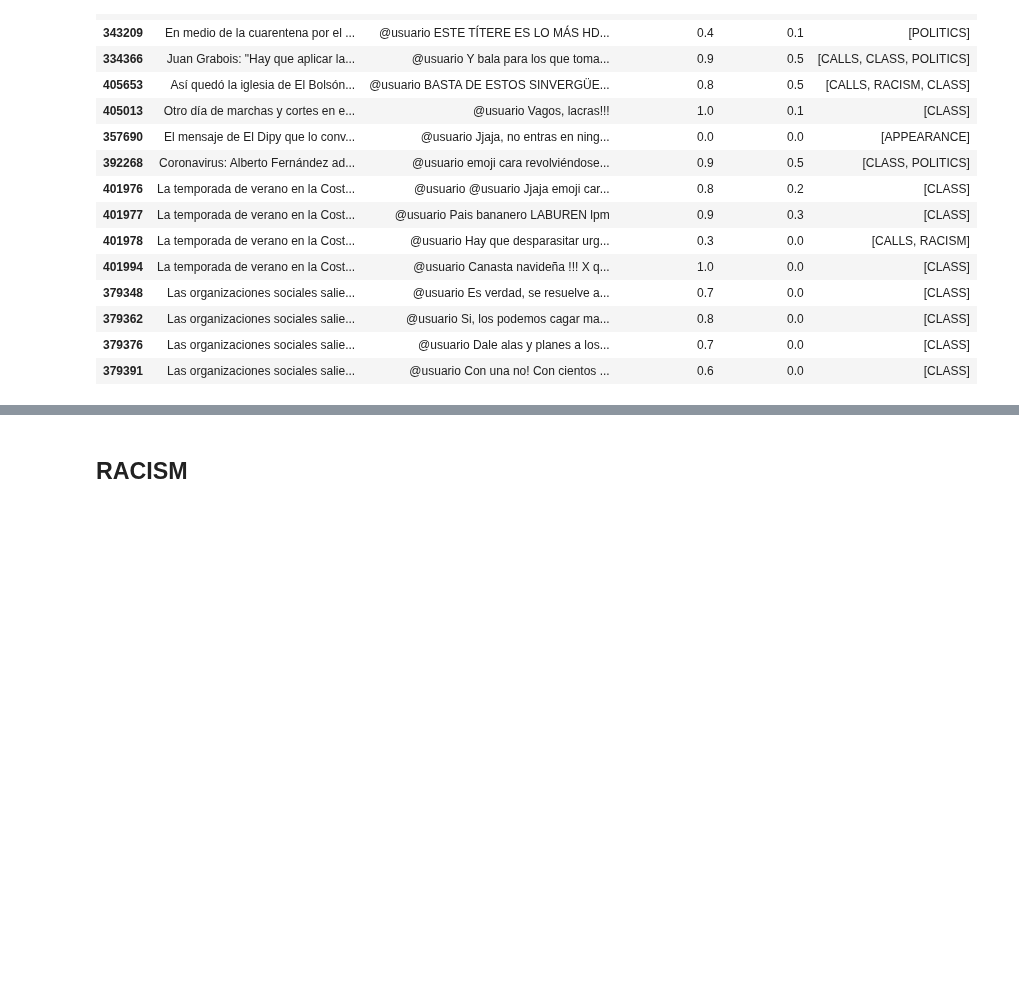
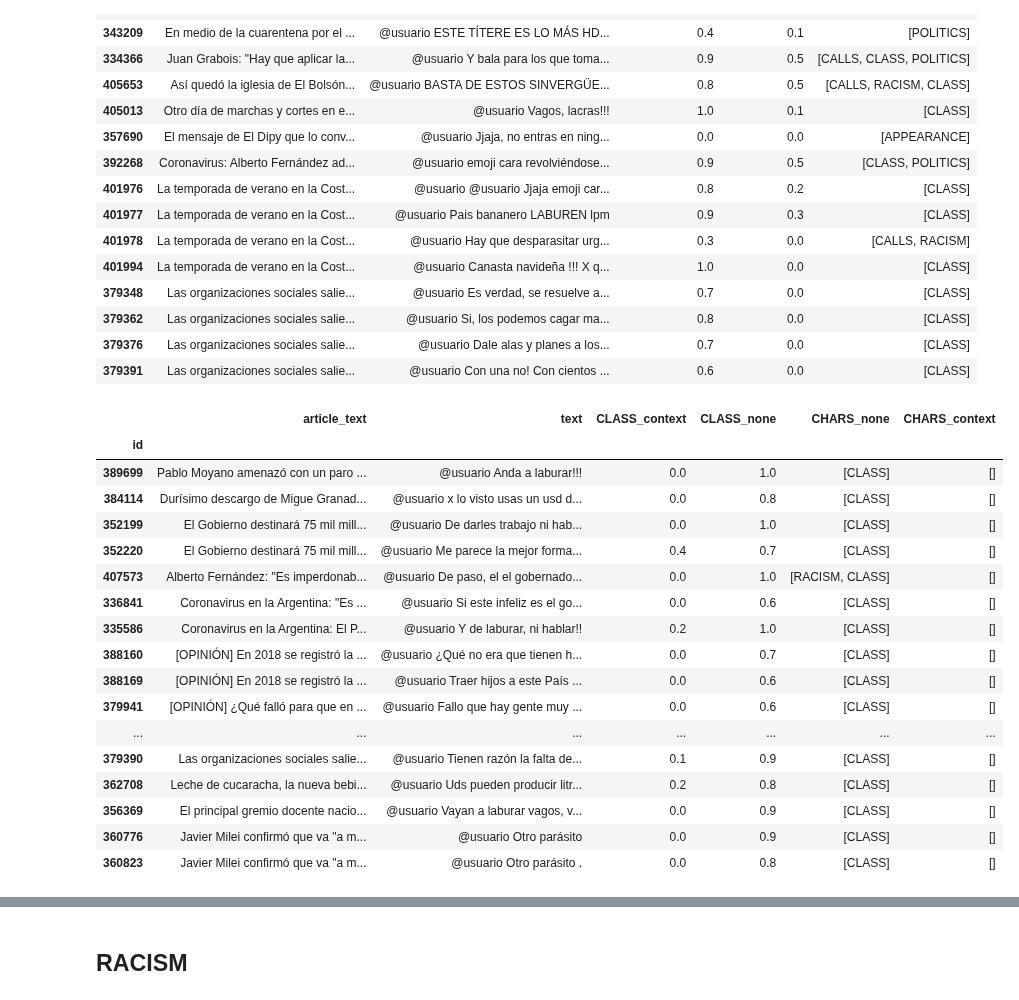
Before and after one commit to finiteautomata/contextualized-hatespeech-classification, a Jupyter notebook: notebooks/Context Analysis.ipynb, the cells around one changed output, grey strips where cells are left out. Drawn from its saved outputs; the diff is of its cells as text; code cells hidden in the pictures; blank space fills up the shorter version.

```diff
--- a/notebooks/Context Analysis.ipynb
+++ b/notebooks/Context Analysis.ipynb
@@ -144,3 +174,9 @@ df[df[cat] & df["HATEFUL_context"] & ~df["HATEFUL_none"] ].loc[:, ["article_text
 | 396703 | "Te amo ". La emotiva dedicatoria... | @usuario Las fotos no pueden tene... | 0.7 | 0.1 | [LGBTI] |
 | 396716 | "Te amo ". La emotiva dedicatoria... | @usuario Definitivamente no acept... | 0.6 | 0.3 | [LGBTI] |
 | 396717 | "Te amo ". La emotiva dedicatoria... | @usuario Quien entrega el * entre... | 0.8 | 0.0 | [LGBTI] |
+# %%
+cat = "LGBTI"
+
+pd.options.display.max_rows = None
+pd.options.display.max_colwidth = 240
+df[~df["HATEFUL"] & (df[cat+"_none"] > 0.5) & ~df["HATEFUL_context"] ].loc[:, ["article_text", "text", cat+"_context", cat+"_none", "CHARS_none", "CHARS_context"]]
@@ -179,4 +233,29 @@ df[df[cat] & df["HATEFUL_context"] & ~df["HATEFUL_none"] ].loc[:, ["article_text
 | 379362 | Las organizaciones sociales salie... | @usuario Si, los podemos cagar ma... | 0.8 | 0.0 | [CLASS] |
 | 379376 | Las organizaciones sociales salie... | @usuario Dale alas y planes a los... | 0.7 | 0.0 | [CLASS] |
 | 379391 | Las organizaciones sociales salie... | @usuario Con una no! Con cientos ... | 0.6 | 0.0 | [CLASS] |
+# %%
+cat = "CLASS"
+
+pd.options.display.max_rows = None
+pd.options.display.max_colwidth = 240
+df[~df["HATEFUL"] & (df[cat+"_none"] > 0.5) & ~df["HATEFUL_context"] ].loc[:, ["article_text", "text", cat+"_context", cat+"_none", "CHARS_none", "CHARS_context"]]
+# %% [output]
+|  | article_text | text | CLASS_context | CLASS_none | CHARS_none | CHARS_context |
+| id |  |  |  |  |  |  |
+| 389699 | Pablo Moyano amenazó con un paro ... | @usuario Anda a laburar!!! | 0.0 | 1.0 | [CLASS] | [] |
+| 384114 | Durísimo descargo de Migue Granad... | @usuario x lo visto usas un usd d... | 0.0 | 0.8 | [CLASS] | [] |
+| 352199 | El Gobierno destinará 75 mil mill... | @usuario De darles trabajo ni hab... | 0.0 | 1.0 | [CLASS] | [] |
+| 352220 | El Gobierno destinará 75 mil mill... | @usuario Me parece la mejor forma... | 0.4 | 0.7 | [CLASS] | [] |
+| 407573 | Alberto Fernández: "Es imperdonab... | @usuario De paso, el el gobernado... | 0.0 | 1.0 | [RACISM, CLASS] | [] |
+| 336841 | Coronavirus en la Argentina: "Es ... | @usuario Si este infeliz es el go... | 0.0 | 0.6 | [CLASS] | [] |
+| 335586 | Coronavirus en la Argentina: El P... | @usuario Y de laburar, ni hablar!! | 0.2 | 1.0 | [CLASS] | [] |
+| 388160 | [OPINIÓN] En 2018 se registró la ... | @usuario ¿Qué no era que tienen h... | 0.0 | 0.7 | [CLASS] | [] |
+| 388169 | [OPINIÓN] En 2018 se registró la ... | @usuario Traer hijos a este País ... | 0.0 | 0.6 | [CLASS] | [] |
+| 379941 | [OPINIÓN] ¿Qué falló para que en ... | @usuario Fallo que hay gente muy ... | 0.0 | 0.6 | [CLASS] | [] |
+| ... | ... | ... | ... | ... | ... | ... |
+| 379390 | Las organizaciones sociales salie... | @usuario Tienen razón la falta de... | 0.1 | 0.9 | [CLASS] | [] |
+| 362708 | Leche de cucaracha, la nueva bebi... | @usuario Uds pueden producir litr... | 0.2 | 0.8 | [CLASS] | [] |
+| 356369 | El principal gremio docente nacio... | @usuario Vayan a laburar vagos, v... | 0.0 | 0.9 | [CLASS] | [] |
+| 360776 | Javier Milei confirmó que va "a m... | @usuario Otro parásito | 0.0 | 0.9 | [CLASS] | [] |
+| 360823 | Javier Milei confirmó que va "a m... | @usuario Otro parásito . | 0.0 | 0.8 | [CLASS] | [] |
 # %% [markdown]
```
Also changed, not shown: parts of 8 cells of this notebook.
